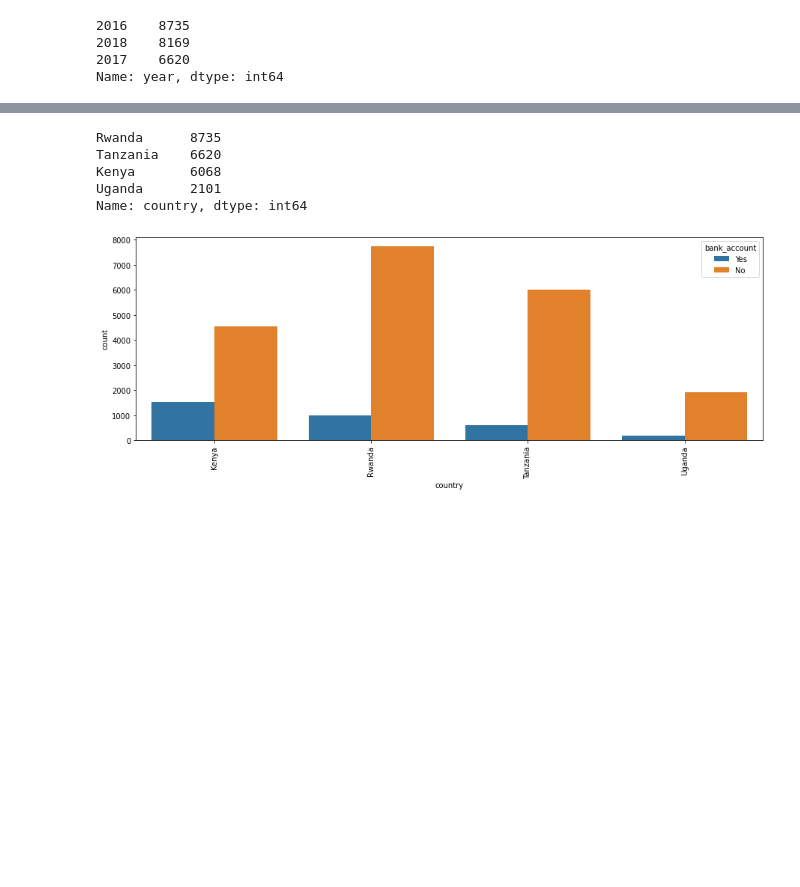
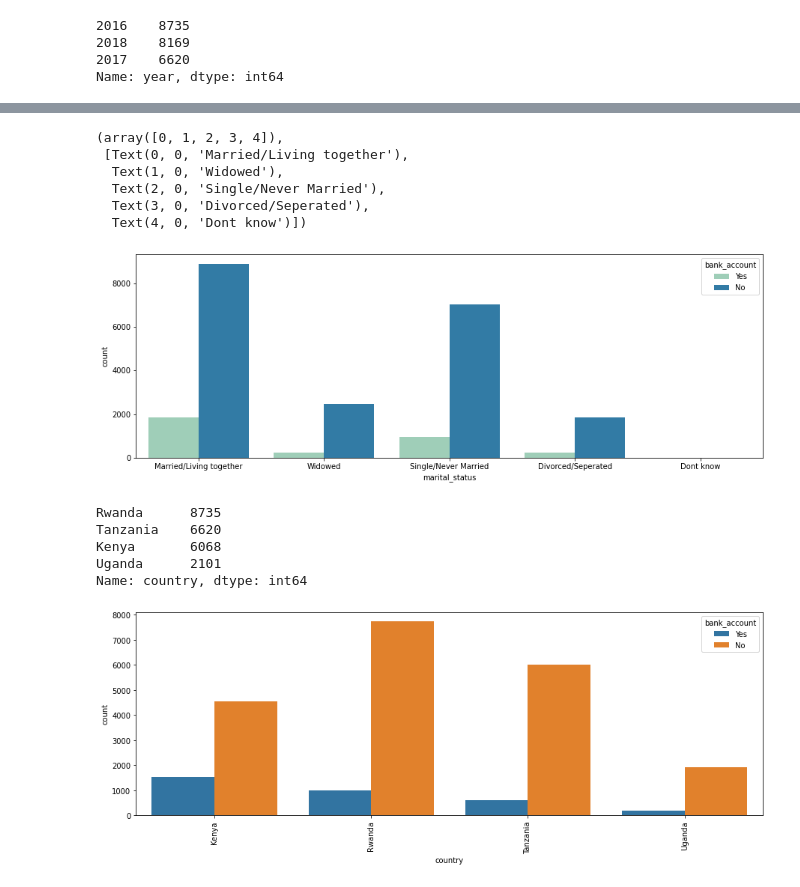
Before and after one commit to Leee-P/ML_project_2, a Jupyter notebook: lena_proj_2.ipynb, the cells around one changed output, grey strips where cells are left out. Cells and saved outputs as stored; diff of their text form; code cells hidden in the pictures; blank space fills up the shorter version.

```diff
--- a/lena_proj_2.ipynb
+++ b/lena_proj_2.ipynb
@@ -99,3 +109,15 @@ ax.legend(
+# %%
+plt.figure(figsize=(15,5))
+fig = sns.countplot(x='marital_status',data=train ,hue='bank_account', palette="YlGnBu")
+plt.xticks(rotation=0)
+# %% [output]
+(array([0, 1, 2, 3, 4]),
+ [Text(0, 0, 'Married/Living together'),
+  Text(1, 0, 'Widowed'),
+  Text(2, 0, 'Single/Never Married'),
+  Text(3, 0, 'Divorced/Seperated'),
+  Text(4, 0, 'Dont know')])
+[figure, added]
 # %%
 train.country.value_counts()
 # %% [output]
```
Also changed, not shown: parts of 55 cells of this notebook.
